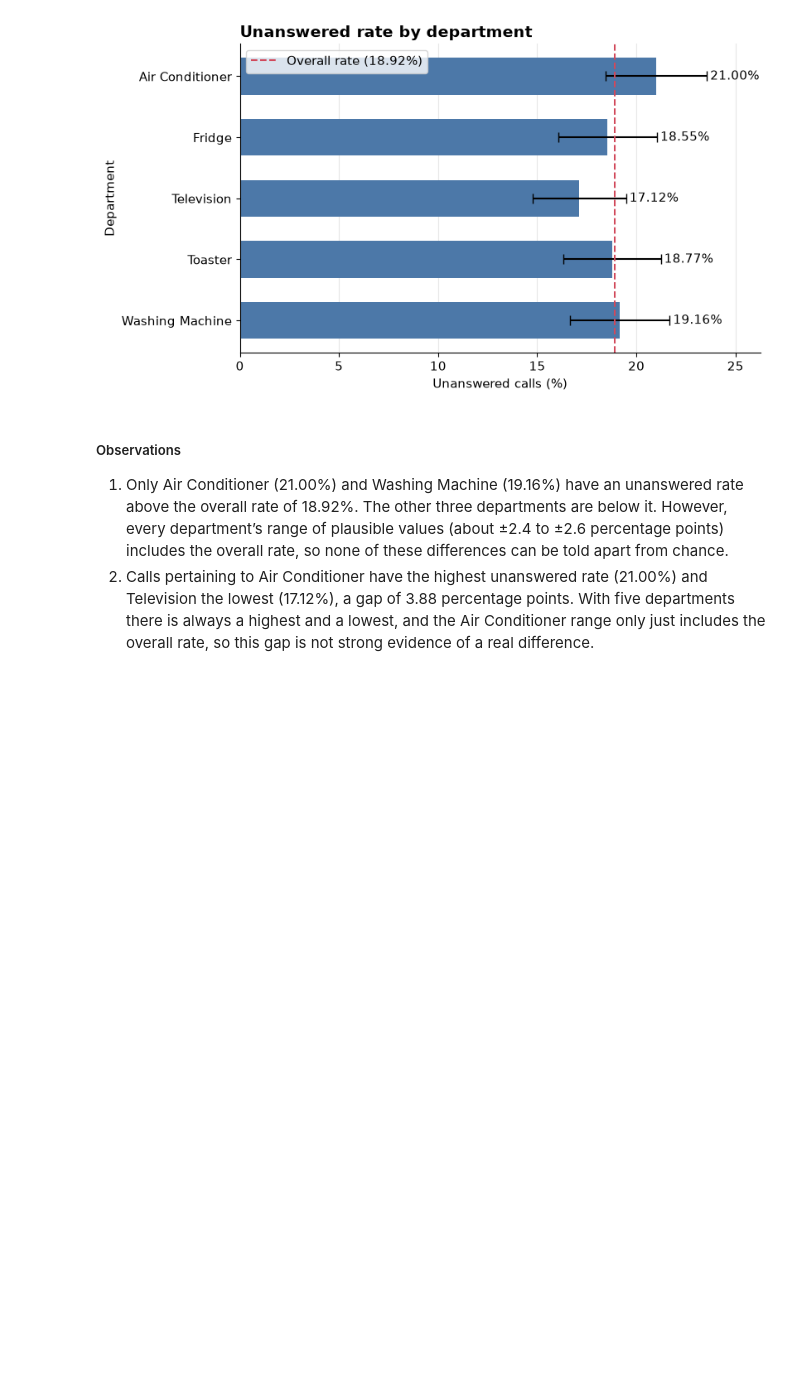
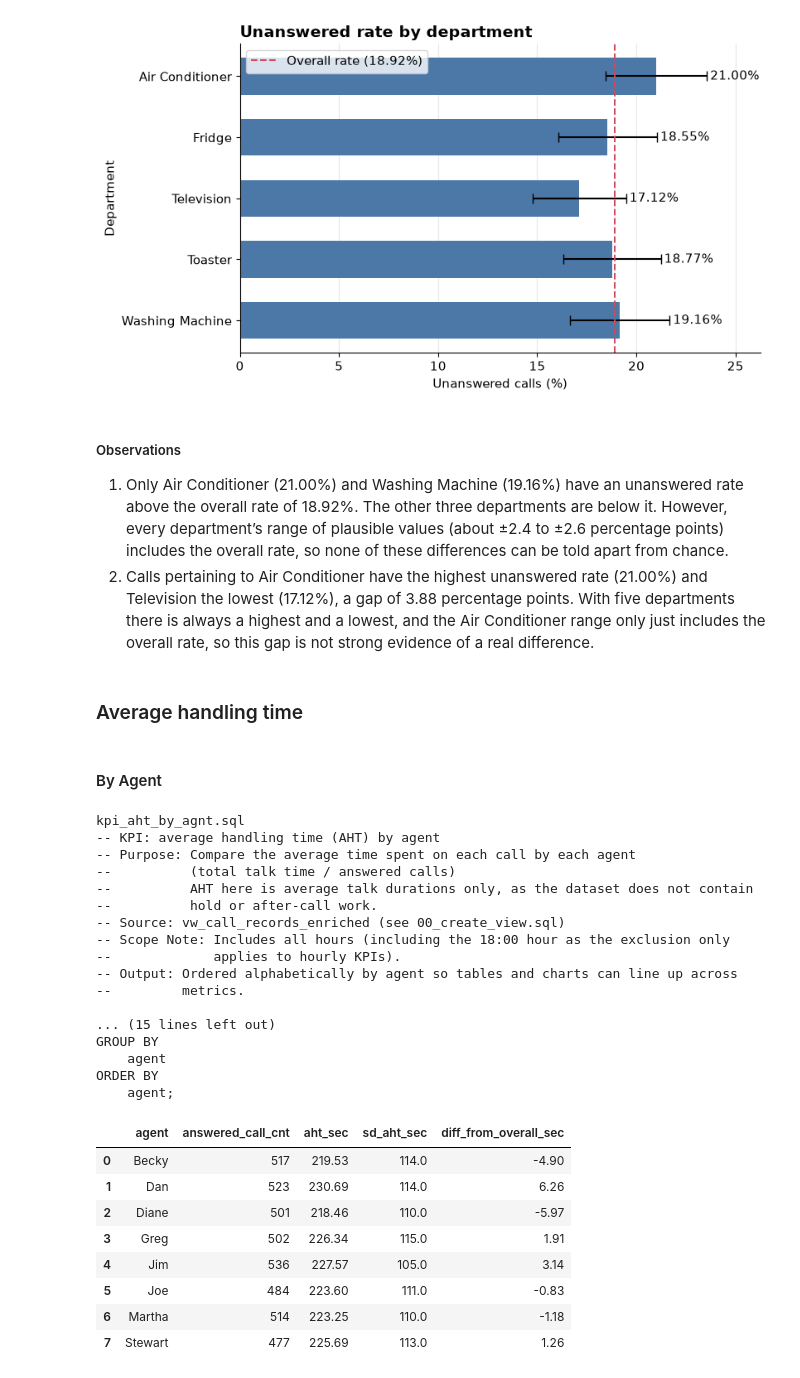
Before and after one commit to Ashish-Krishna-K/call-center-staffing-analytics, a Jupyter notebook: notebooks/03_kpi_analysis.ipynb, the cells around one changed output. Saved outputs shown, nothing was run; the diff lists cells and outputs as text; code cells hidden in the pictures; blank space fills up the shorter version.

```diff
--- a/notebooks/03_kpi_analysis.ipynb
+++ b/notebooks/03_kpi_analysis.ipynb
@@ -658,3 +658,45 @@ plt.show()
 
 1. Only Air Conditioner (21.00%) and Washing Machine (19.16%) have an unanswered rate above the overall rate of 18.92%. The other three departments are below it. However, every department’s range of plausible values (about ±2.4 to ±2.6 percentage points) includes the overall rate, so none of these differences can be told apart from chance.
 2. Calls pertaining to Air Conditioner have the highest unanswered rate (21.00%) and Television the lowest (17.12%), a gap of 3.88 percentage points. With five departments there is always a highest and a lowest, and the Air Conditioner range only just includes the overall rate, so this gap is not strong evidence of a real difference.
+# %% [markdown]
+### Average handling time
+# %% [markdown]
+#### By Agent
+# %%
+filename = sql_results["aht_agnt"]["filename"]
+sql_query = sql_results["aht_agnt"]["sql_query"]
+df = sql_results["aht_agnt"]["dataframe"]
+overall_mean = (df["aht_sec"] * df["answered_call_cnt"]).sum() / df[
+    "answered_call_cnt"
+].sum()
+se = df["sd_aht_sec"] / df["answered_call_cnt"] ** 0.5
+print(filename)
+print(sql_query)
+display(df.assign(diff_from_overall_sec=(df["aht_sec"] - overall_mean).round(2)))
+# %% [output]
+kpi_aht_by_agnt.sql
+-- KPI: average handling time (AHT) by agent
+-- Purpose: Compare the average time spent on each call by each agent
+--          (total talk time / answered calls)
+--          AHT here is average talk durations only, as the dataset does not contain
+--          hold or after-call work.
+-- Source: vw_call_records_enriched (see 00_create_view.sql)
+-- Scope Note: Includes all hours (including the 18:00 hour as the exclusion only
+--             applies to hourly KPIs).
+-- Output: Ordered alphabetically by agent so tables and charts can line up across
+--         metrics.
+
+... (15 lines left out)
+GROUP BY
+    agent
+ORDER BY
+    agent;
+|  | agent | answered_call_cnt | aht_sec | sd_aht_sec | diff_from_overall_sec |
+| 0 | Becky | 517 | 219.53 | 114.0 | -4.90 |
+| 1 | Dan | 523 | 230.69 | 114.0 | 6.26 |
+| 2 | Diane | 501 | 218.46 | 110.0 | -5.97 |
+| 3 | Greg | 502 | 226.34 | 115.0 | 1.91 |
+| 4 | Jim | 536 | 227.57 | 105.0 | 3.14 |
+| 5 | Joe | 484 | 223.60 | 111.0 | -0.83 |
+| 6 | Martha | 514 | 223.25 | 110.0 | -1.18 |
+| 7 | Stewart | 477 | 225.69 | 113.0 | 1.26 |
```
Also changed, not shown: parts of 2 cells of this notebook.
